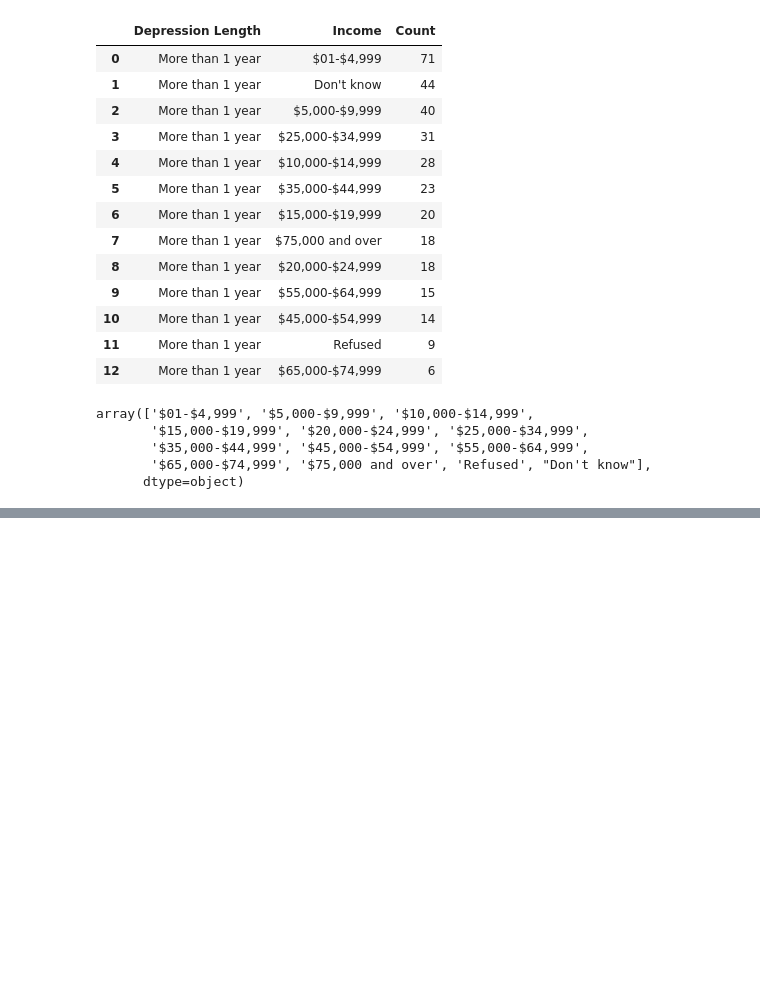
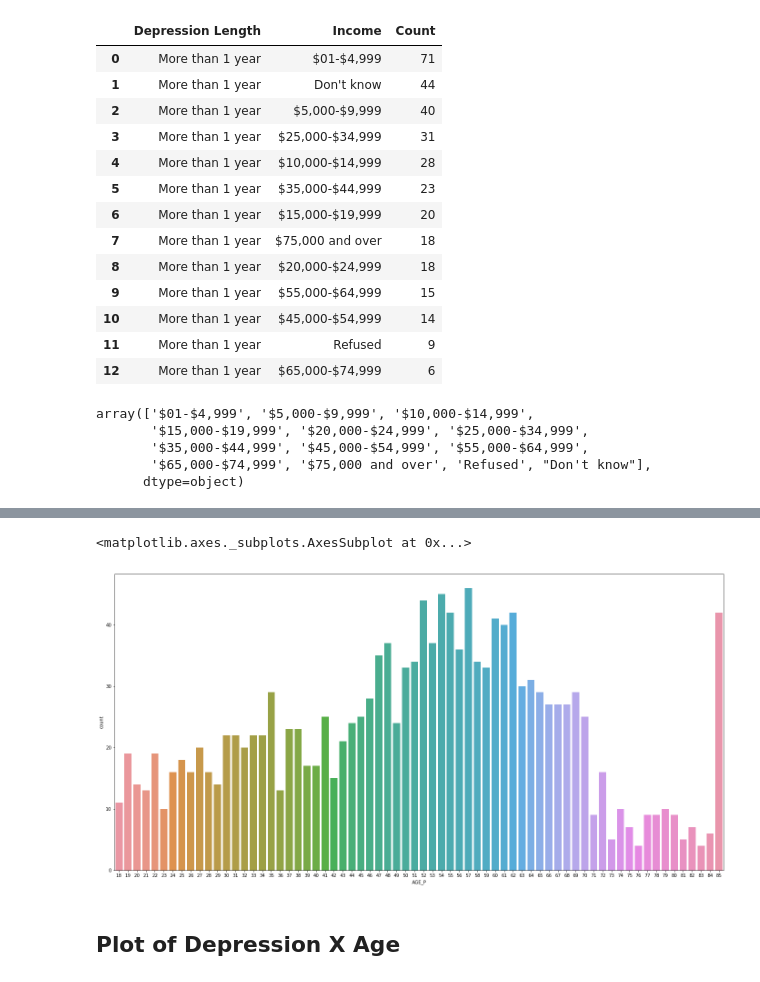
Before and after one commit to andy-alba/Analyzing-Mental-Health-in-America, a Jupyter notebook: AndyA_Analysis.ipynb, the cells around one changed output, grey strips where cells are left out. Drawn from its saved outputs; the diff is of its cells as text; code cells hidden in the pictures; blank space fills up the shorter version.

Commit message:
now looking at age and income and depression

```diff
--- a/AndyA_Analysis.ipynb
+++ b/AndyA_Analysis.ipynb
@@ -266,0 +268,5 @@ Consider using IPython.display.IFrame instead
+# %%
+df_age = df_2017
+
+df_age['LADURB17'] = df_age['LADURB17'].apply(lambda x: str(ladurb17_key[x]))
+df_age = df_age[df_age['LADURB17'] != 'Unknown']
@@ -266,0 +284,6 @@ Consider using IPython.display.IFrame instead
+# %%
+plt.figure(figsize = (24, 12))
+sns.countplot(df_age['AGE_P'])
+# %% [output]
+<matplotlib.axes._subplots.AxesSubplot at 0x...>
+[figure, added]
@@ -266,0 +292,2 @@ Consider using IPython.display.IFrame instead
+# %% [markdown]
+## Plot of Depression X Age
```
Also changed, not shown: parts of 5 cells of this notebook.
